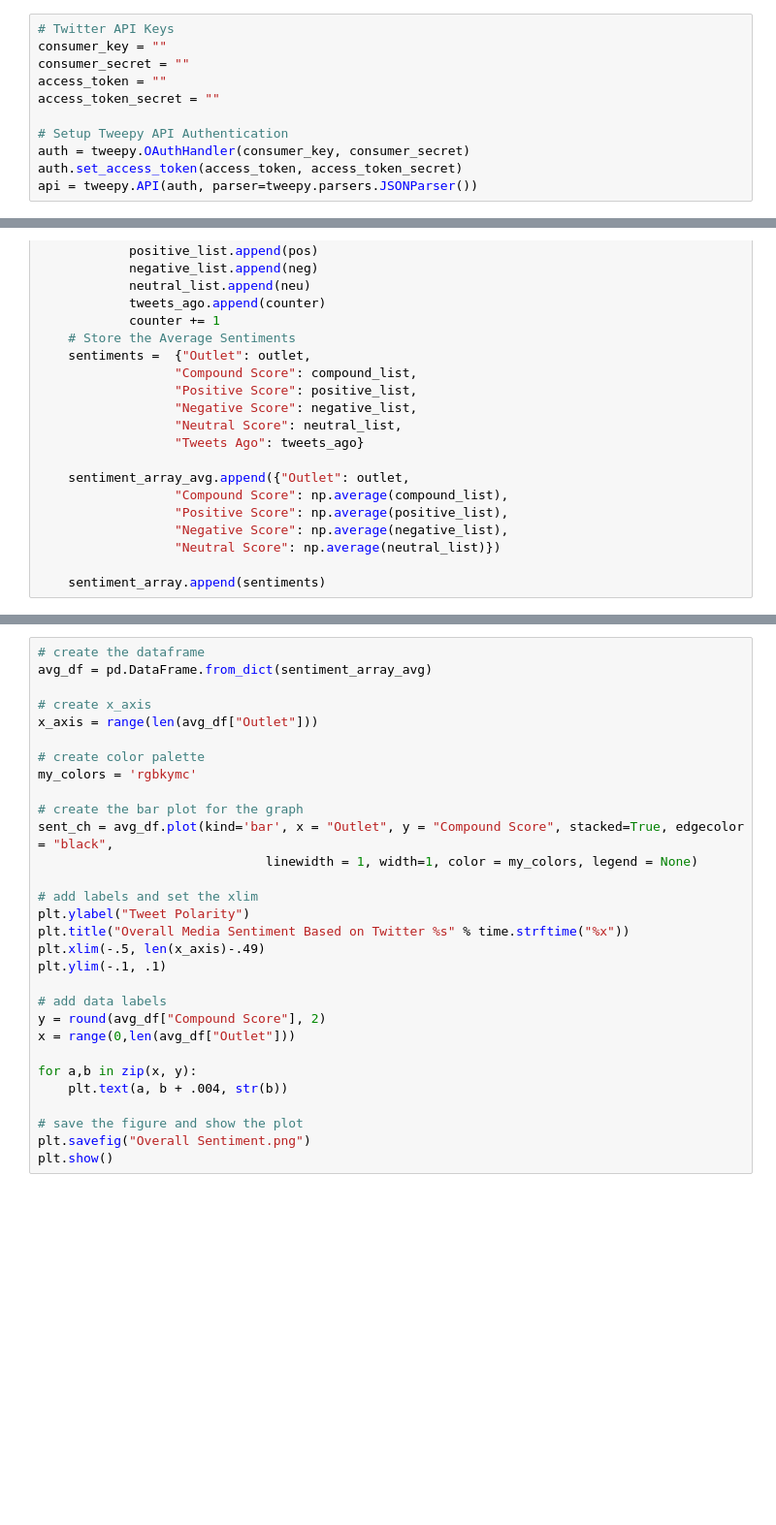
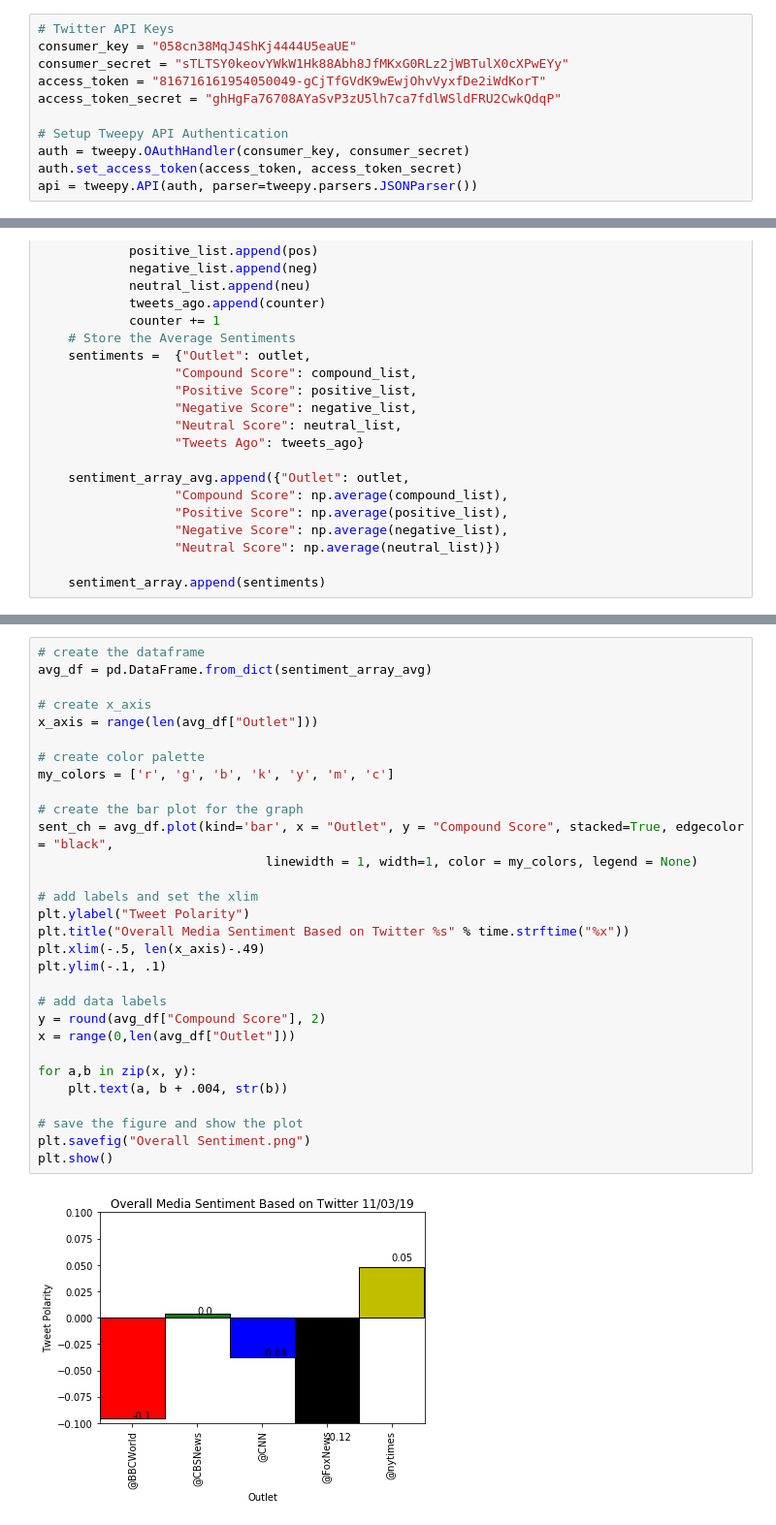
Before and after one commit to nckmourt/NMourtoupalas_GW_HW, a Jupyter notebook: Unit 6 Python API Keys Homework/Part 2/News Mood.ipynb, the cells around one changed output, grey strips where cells are left out. Shown: that part at 97% size. Saved outputs shown, nothing was run; the diff lists cells and outputs as text; blank space fills up the shorter version.

```diff
--- a/Unit 6 Python API Keys Homework/Part 2/News Mood.ipynb
+++ b/Unit 6 Python API Keys Homework/Part 2/News Mood.ipynb
@@ -13,9 +16,9 @@ analyzer = SentimentIntensityAnalyzer()
 # %%
 # Twitter API Keys
-consumer_key = ""
-consumer_secret = ""
-access_token = ""
-access_token_secret = ""
+consumer_key = "058cn38MqJ4ShKj4444U5eaUE"
+consumer_secret = "sTLTSY0keovYWkW1Hk88Abh8JfMKxG0RLz2jWBTulX0cXPwEYy"
+access_token = "816716161954050049-gCjTfGVdK9wEwjOhvVyxfDe2iWdKorT"
+access_token_secret = "ghHgFa76708AYaSvP3zU5lh7ca7fdlWSldFRU2CwkQdqP"
 
 # Setup Tweepy API Authentication
 auth = tweepy.OAuthHandler(consumer_key, consumer_secret)
@@ -108,30 +113,32 @@ plt.show()
 # %%
 # create the dataframe
 avg_df = pd.DataFrame.from_dict(sentiment_array_avg)
 
 # create x_axis
 x_axis = range(len(avg_df["Outlet"]))
 
 # create color palette
-my_colors = 'rgbkymc'
+my_colors = ['r', 'g', 'b', 'k', 'y', 'm', 'c']
 
 # create the bar plot for the graph
 sent_ch = avg_df.plot(kind='bar', x = "Outlet", y = "Compound Score", stacked=True, edgecolor = "black",
                               linewidth = 1, width=1, color = my_colors, legend = None)
 
 # add labels and set the xlim
 plt.ylabel("Tweet Polarity")
 plt.title("Overall Media Sentiment Based on Twitter %s" % time.strftime("%x"))
 plt.xlim(-.5, len(x_axis)-.49)
 plt.ylim(-.1, .1)
 
 # add data labels
 y = round(avg_df["Compound Score"], 2)
 x = range(0,len(avg_df["Outlet"]))
 
 for a,b in zip(x, y):
     plt.text(a, b + .004, str(b))
 
 # save the figure and show the plot
 plt.savefig("Overall Sentiment.png")
 plt.show()
+# %% [output]
+[figure, added]
```
Also changed, not shown: parts of 2 cells of this notebook, 4 other files.
